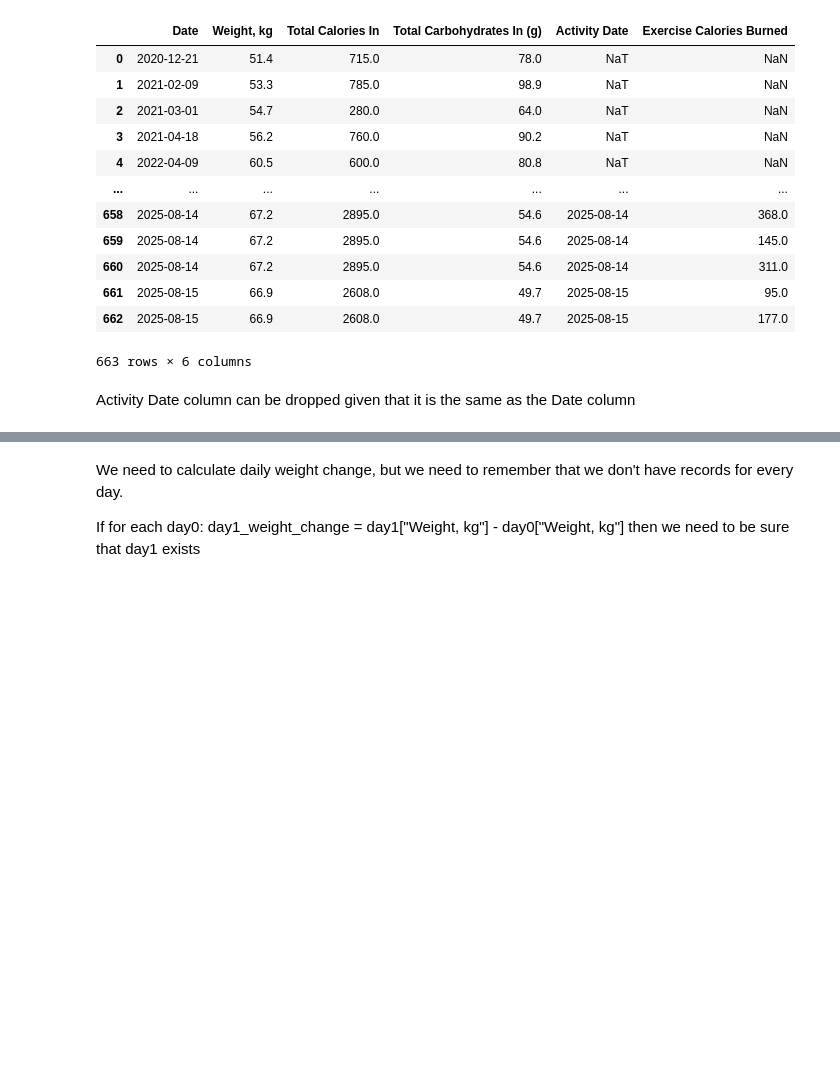
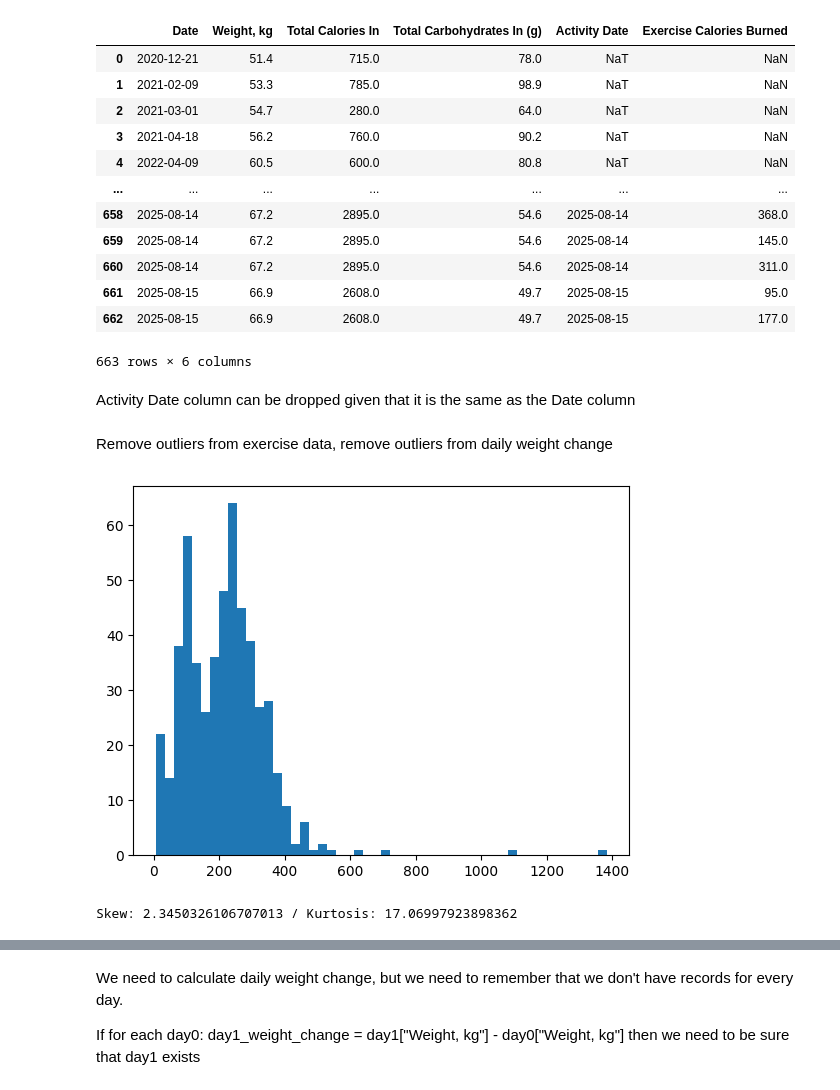
Before and after one commit to notxcharles/Body-Composition-Analysis, a Jupyter notebook: 4. Inferential analysis and Hypothesis testing/Prepare Dataset.ipynb, the cells around one changed output, grey strips where cells are left out. Saved outputs shown, nothing was run; the diff lists cells and outputs as text; code cells hidden in the pictures; blank space fills up the shorter version.

```diff
--- a/4. Inferential analysis and Hypothesis testing/Prepare Dataset.ipynb
+++ b/4. Inferential analysis and Hypothesis testing/Prepare Dataset.ipynb
@@ -133,3 +133,17 @@ Activity Date column can be dropped given that it is the same as the Date column
 # %%
 master_df = master_df[["Date", "Weight, kg", "Total Calories In", "Exercise Calories Burned"]].reset_index(drop=True)
 master_df.loc[:, "Exercise Calories Burned"] = master_df["Exercise Calories Burned"].fillna(0)
+# %% [markdown]
+Remove outliers from exercise data, remove outliers from daily weight change
+# %%
+did_exercise = master_df[master_df["Exercise Calories Burned"] > 0]
+plt.hist(did_exercise["Exercise Calories Burned"], bins=50)
+plt.show()
+plt.close()
+
+skew_score = skew(did_exercise["Exercise Calories Burned"])
+kurtosis_score = kurtosis(did_exercise["Exercise Calories Burned"])
+print(f"Skew: {skew_score} / Kurtosis: {kurtosis_score}")
+# %% [output]
+[figure, added]
+Skew: 2.3450326106707013 / Kurtosis: 17.06997923898362
```
Also changed, not shown: parts of 14 cells of this notebook, 2 other files.
